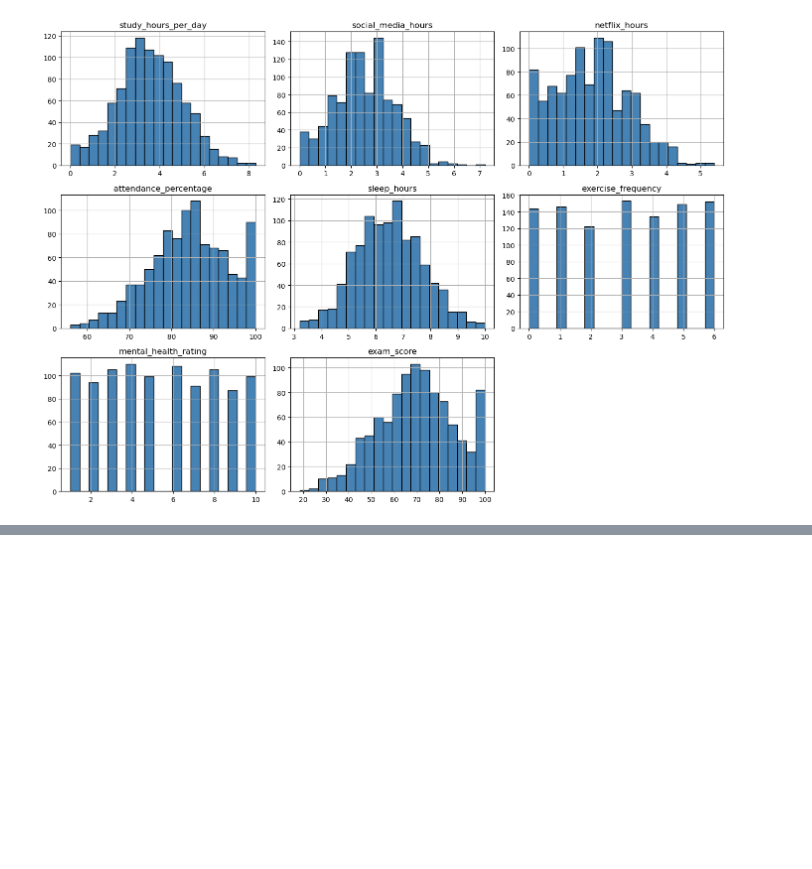
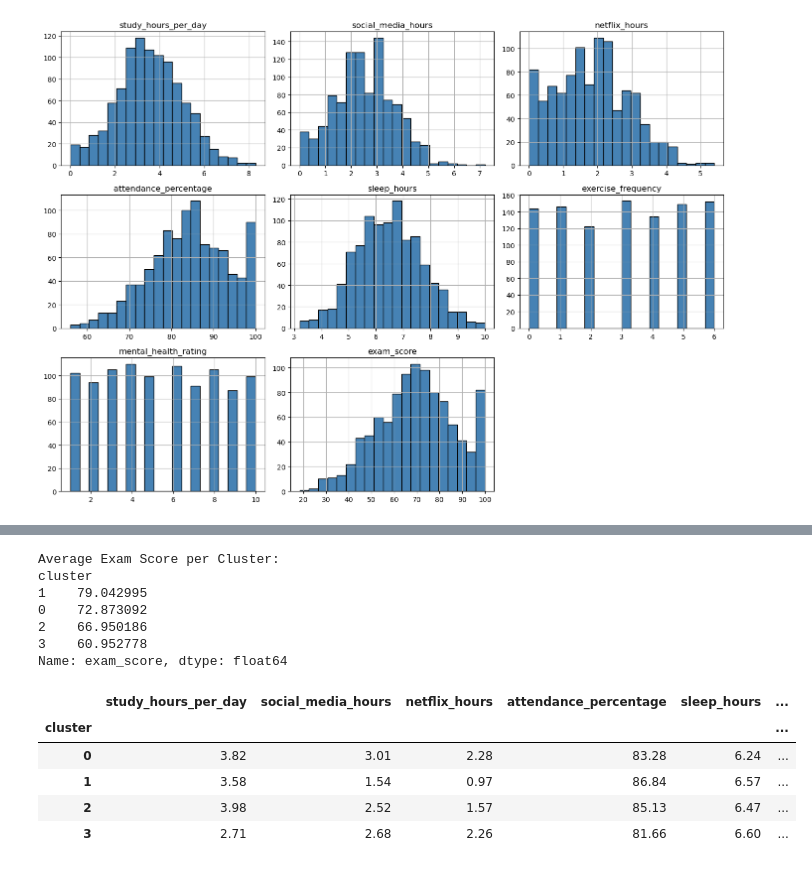
Before and after one commit to 53p3h2/datavis_studentshabits, a Jupyter notebook: main.ipynb, the cells around one changed output, grey strips where cells are left out. Saved outputs shown, nothing was run; the diff lists cells and outputs as text; code cells hidden in the pictures; blank space fills up the shorter version.

```diff
--- a/main.ipynb
+++ b/main.ipynb
@@ -93,0 +196,21 @@ plt.show()
+# %%
+cluster_perf = df_clustered.groupby("cluster")["exam_score"].mean().sort_values(ascending=False)
+print("Average Exam Score per Cluster:")
+print(cluster_perf)
+
+cluster_profile = df_clustered.groupby("cluster")[features_for_clustering + ["exam_score"]].mean().round(2)
+cluster_profile
+# %% [output]
+Average Exam Score per Cluster:
+cluster
+1    79.042995
+0    72.873092
+2    66.950186
+3    60.952778
+Name: exam_score, dtype: float64
+|  | study_hours_per_day | social_media_hours | netflix_hours | attendance_percentage | sleep_hours | ... |
+| cluster |  |  |  |  |  | ... |
+| 0 | 3.82 | 3.01 | 2.28 | 83.28 | 6.24 | ... |
+| 1 | 3.58 | 1.54 | 0.97 | 86.84 | 6.57 | ... |
+| 2 | 3.98 | 2.52 | 1.57 | 85.13 | 6.47 | ... |
+| 3 | 2.71 | 2.68 | 2.26 | 81.66 | 6.60 | ... |
```
Also changed, not shown: parts of 7 cells of this notebook.
